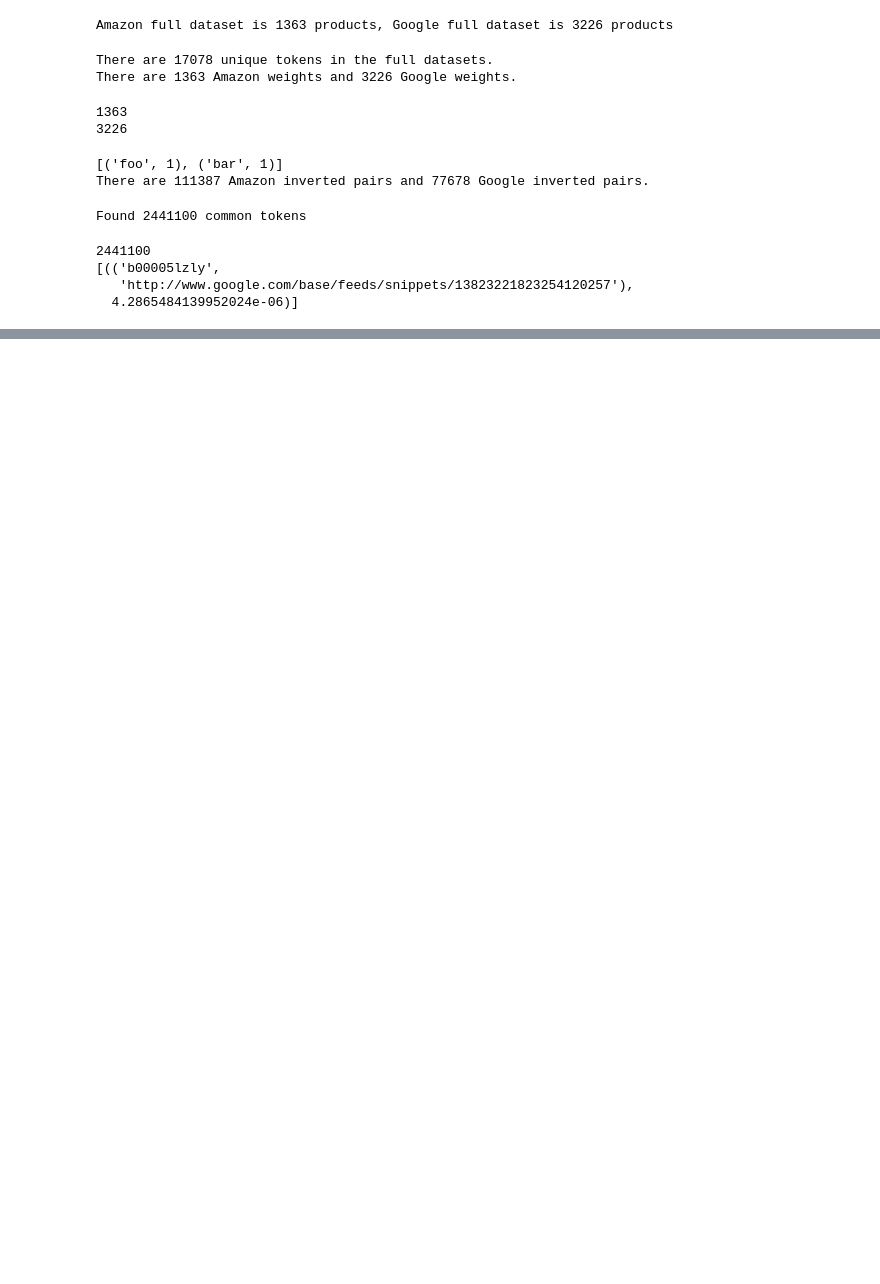
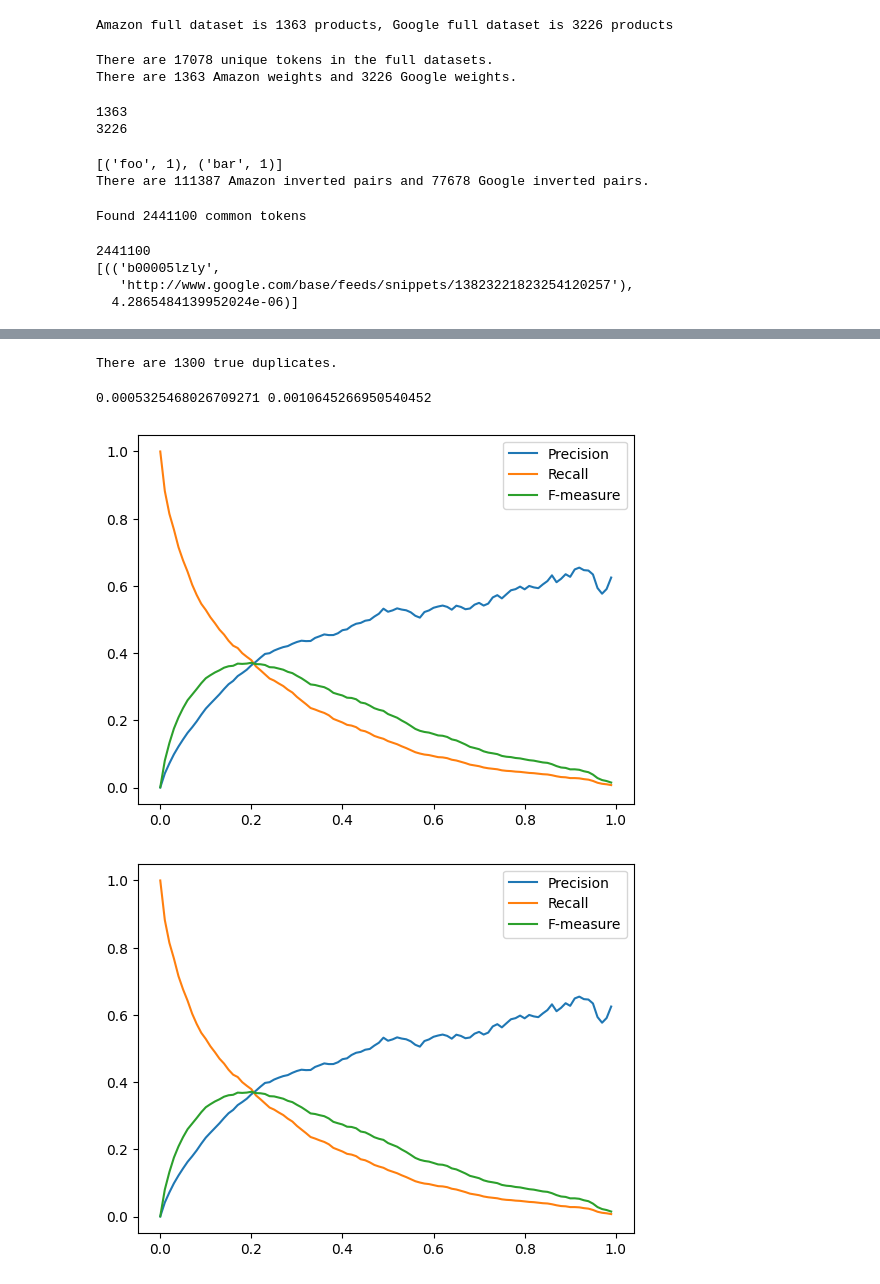
Before and after one commit to LCherryholmes/SNOBOL4python, a Jupyter notebook: CSCI-573/CSCI_573_assignment4.ipynb, the cells around one changed output, grey strips where cells are left out. Saved outputs shown, nothing was run; the diff lists cells and outputs as text; code cells hidden in the pictures; blank space fills up the shorter version.

```diff
--- a/CSCI-573/CSCI_573_assignment4.ipynb
+++ b/CSCI-573/CSCI_573_assignment4.ipynb
@@ -204,0 +233,13 @@ pprint(similarity_test)
+# %%
+# (5a) Counting True Positives, False Positives, and False Negatives
+RDD_sims_full = RDD_similarities_full.map(lambda x: ("%s %s" % (x[0][0], x[0][1]), x[1]))
+assert RDD_sims_full.count() == 2441100
+RDD_sims_full_values = RDD_sims_full.map(lambda x: x[1]).cache()
+assert RDD_sims_full_values.count() == 2441100
+def gs_value(record): return record[1][1] if record[1][1] else 0
+RDD_true_dup_sims = gold_standard.leftOuterJoin(RDD_sims_full).map(gs_value).cache()
+print('There are %s true duplicates.' % RDD_true_dup_sims.count())
+#There are 1300 true duplicates.
+assert RDD_true_dup_sims.count() == 1300
+# %% [output]
+There are 1300 true duplicates.
@@ -204,0 +293,47 @@ pprint(similarity_test)
+# %%
+# (5b) Precision, Recall, and F-measures
+# Precision = true_positives / (true_positives + false_positives)
+# Recall = true_positives / (true_positives + false_negatives)
+# F-measure = 2 x Recall x Precision / (Recall + Precision)
+def precision(threshold):
+    tp = true_pos_dict[threshold]
+    return float(tp) / (tp + false_pos_dict[threshold])
+def recall(threshold):
+    tp = true_pos_dict[threshold]
+    return float(tp) / (tp + false_neg_dict[threshold])
+def fmeasure(threshold):
+    r = recall(threshold)
+    p = precision(threshold)
+    return 2 * r * p / (r + p)
+# %%
+# (5c) Line Plots
+thresholds = [float(n) / n_thresholds for n in range(0, n_thresholds)]
+false_pos_dict = dict([(t, false_pos(t)) for t in thresholds])
+false_neg_dict = dict([(t, false_neg(t)) for t in thresholds])
+true_pos_dict = dict([(t, true_pos(t)) for t in thresholds])
+precisions = [precision(t) for t in thresholds]
+recalls = [recall(t) for t in thresholds]
+fmeasures = [fmeasure(t) for t in thresholds]
+print(precisions[0], fmeasures[0])
+#0.0005325468026709271 0.0010645266950540452
+assert abs(precisions[0] - 0.000532546802671) < 0.0000001
+assert abs(fmeasures[0] - 0.00106452669505) < 0.0000001
+fig = plt.figure()
+plt.plot(thresholds, precisions)
+plt.plot(thresholds, recalls)
+plt.plot(thresholds, fmeasures)
+plt.legend(['Precision', 'Recall', 'F-measure'])
+display(fig)
+pass
+from pyspark.sql import Row
+from pyspark.sql import SQLContext
+sqlContext = SQLContext(sc)
+graph = [(t, precision(t), recall(t), fmeasure(t)) for t in thresholds]
+RDD_graph = sc.parallelize(graph)
+row_graph = RDD_graph.map(lambda txyz: Row(threshold=txyz[0], precision=txyz[1], recall=txyz[2], fmeasure=txyz[3]))
+DF_graph = sqlContext.createDataFrame(row_graph)
+display(DF_graph)
+# %% [output]
+0.0005325468026709271 0.0010645266950540452
+[figure, added]
+[figure, added]
```
Also changed, not shown: parts of 10 cells of this notebook.
